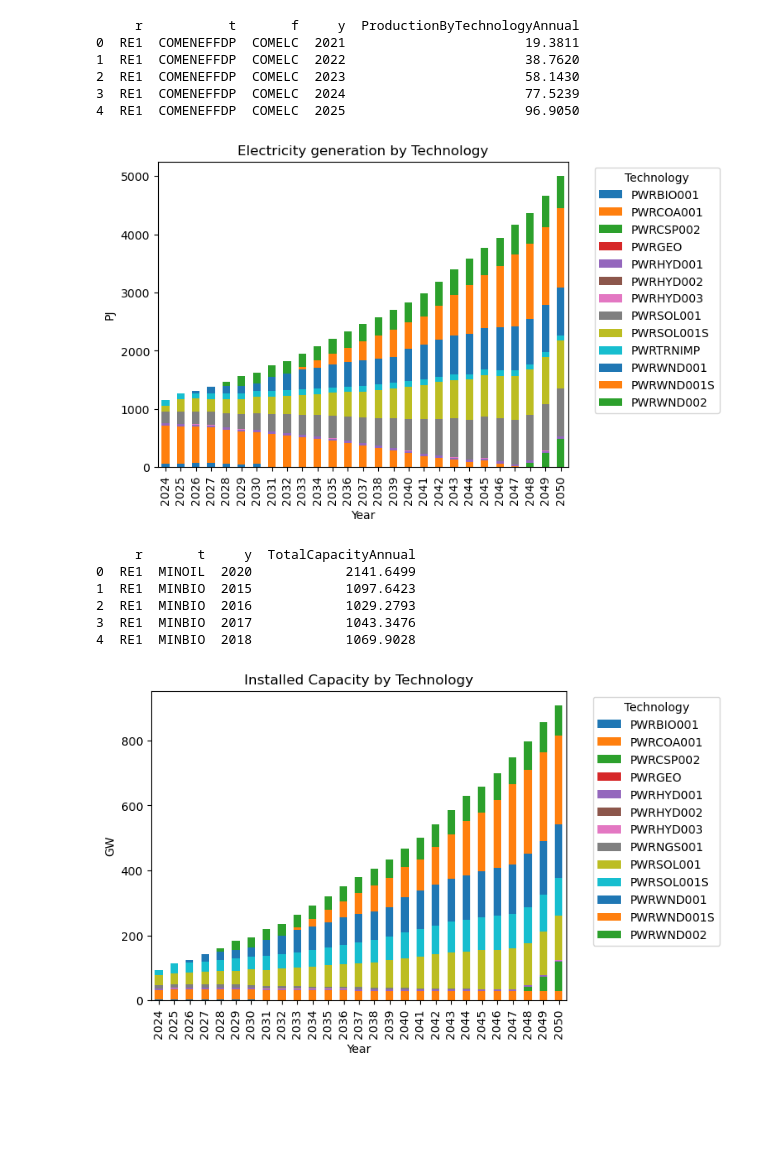
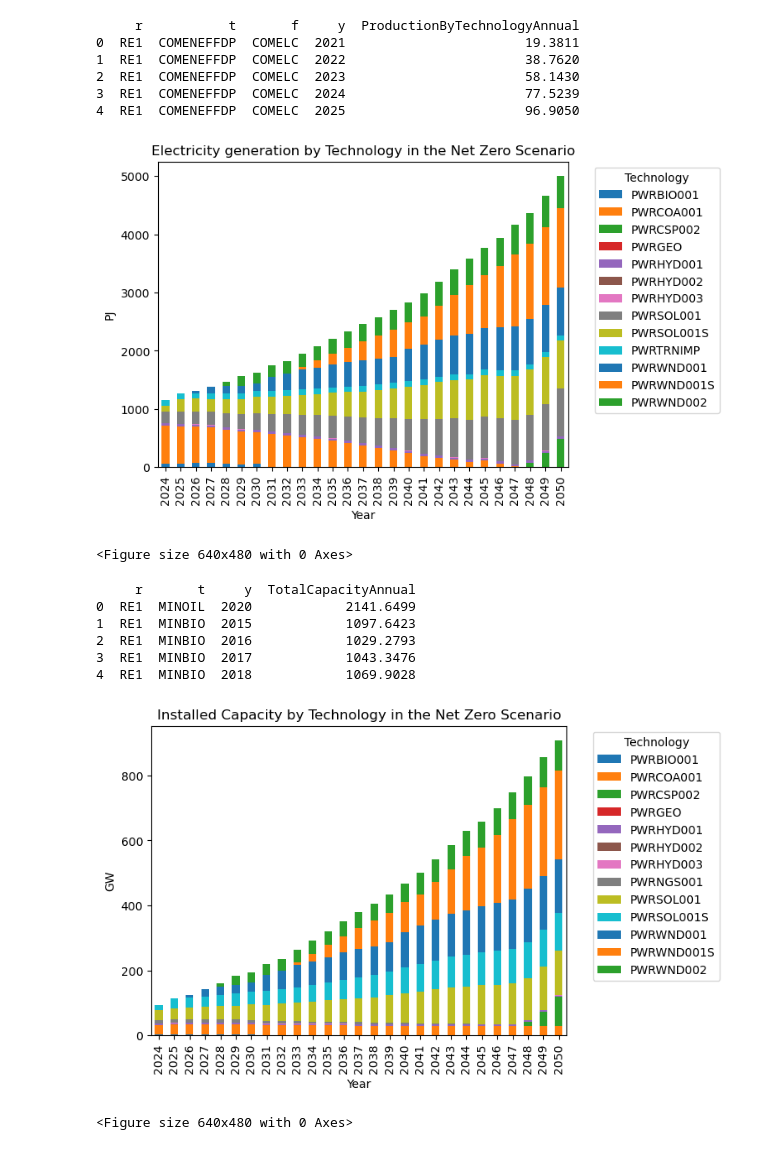
Before and after one commit to williamrodz/ThaiOSeMOSYS, a Jupyter notebook: CustomThailandScenarios/NZ. Net Zero/run2/csv_53608/csv/Plot_Results.ipynb, the cells around one changed output. Saved outputs shown, nothing was run; the diff lists cells and outputs as text; code cells hidden in the pictures; blank space fills up the shorter version.

```diff
--- a/CustomThailandScenarios/NZ. Net Zero/run2/csv_53608/csv/Plot_Results.ipynb
+++ b/CustomThailandScenarios/NZ. Net Zero/run2/csv_53608/csv/Plot_Results.ipynb
@@ -39,0 +8,18 @@ plt.show()
+# %%
+#Plot Annual Emissions
+
+df=pd.read_csv('AnnualEmissions.csv')
+print(df.head())
+
+years=[]
+for i in range(2024,2051):
+    years.append(i)
+df = df[df['y'].isin(years)]
+df.plot(kind='bar',x='y',y='AnnualEmissions',color='blue')
+plt.xlabel('Year')
+plt.ylabel('tCO2e')
+plt.title('Annual Emissions in the ' + Scenario + ' Scenario')
+fig1 = plt.gcf()
+plt.show()
+plt.draw()
+fig1.savefig('Annual Emissions in the ' + Scenario + ' Scenario.png')
@@ -40,30 +35,34 @@ plt.show()
 # %%
 #Plot Production by Technology
 
 df=pd.read_csv('ProductionByTechnologyAnnual.csv')
 print(df.head())
 
 technologies=["PWRBIO001","PWRCOA001","PWRGEO","PWROHC001","PWROHC002","PWRNGS001","PWRNGS002","PWRSOL001","PWRCSP002","PWRHYD001","PWRHYD002","PWRHYD003","PWRWND001","PWRWND002","PWRNUC","PWRSOL001S","PWRWND001S","PWRTRNIMP"]
 years=[]
 for i in range(2024,2051):
     years.append(i)
 df = df[df['t'].isin(technologies)]
 df = df[df['y'].isin(years)]
 df = df.pivot_table(index='y', columns='t', values='ProductionByTechnologyAnnual')
 df.plot(kind='bar', stacked=True)
 plt.xlabel('Year')
 plt.ylabel('PJ')
 plt.title('Electricity generation by Technology in the ' + Scenario + ' Scenario')
-plt.legend(title='Technology', bbox_to_anchor=(1.05, 1), loc='upper left')
+legend=plt.legend(title='Technology', bbox_to_anchor=(1.05, 1), loc='upper left')
+fig2 = plt.gcf()
 plt.show()
+plt.draw()
+fig2.savefig('Electricity generation by Technology in the ' + Scenario + ' Scenario.png', bbox_extra_artists=(legend,), bbox_inches='tight')
 # %% [output]
      r           t       f     y  ProductionByTechnologyAnnual
 0  RE1  COMENEFFDP  COMELC  2021                       19.3811
 1  RE1  COMENEFFDP  COMELC  2022                       38.7620
 2  RE1  COMENEFFDP  COMELC  2023                       58.1430
 3  RE1  COMENEFFDP  COMELC  2024                       77.5239
 4  RE1  COMENEFFDP  COMELC  2025                       96.9050
-[figure, old version]
+[figure, new version]
+<Figure size 640x480 with 0 Axes>
 # %%
 #Plot New Capacity by Technology
 
@@ -81,8 +80,11 @@ df.plot(kind='bar', stacked=True)
 plt.xlabel('Year')
 plt.ylabel('GW')
 plt.title('Installed Capacity by Technology in the ' + Scenario + ' Scenario')
-plt.legend(title='Technology', bbox_to_anchor=(1.05, 1), loc='upper left')
+legend=plt.legend(title='Technology', bbox_to_anchor=(1.05, 1), loc='upper left')
+fig3 = plt.gcf()
 plt.show()
+plt.draw()
+fig3.savefig('Installed Capacity by Technology in the ' + Scenario + ' Scenario.png',  bbox_extra_artists=(legend,), bbox_inches='tight')
 # %% [output]
      r       t     y  TotalCapacityAnnual
 0  RE1  MINOIL  2020            2141.6499
@@ -90,7 +92,8 @@ plt.show()
 2  RE1  MINBIO  2016            1029.2793
 3  RE1  MINBIO  2017            1043.3476
 4  RE1  MINBIO  2018            1069.9028
-[figure, old version]
+[figure, new version]
+<Figure size 640x480 with 0 Axes>
 # %%
 #Plot Demand in the transport sector
 
```
Also changed, not shown: parts of 3 cells of this notebook, 16 other files.
